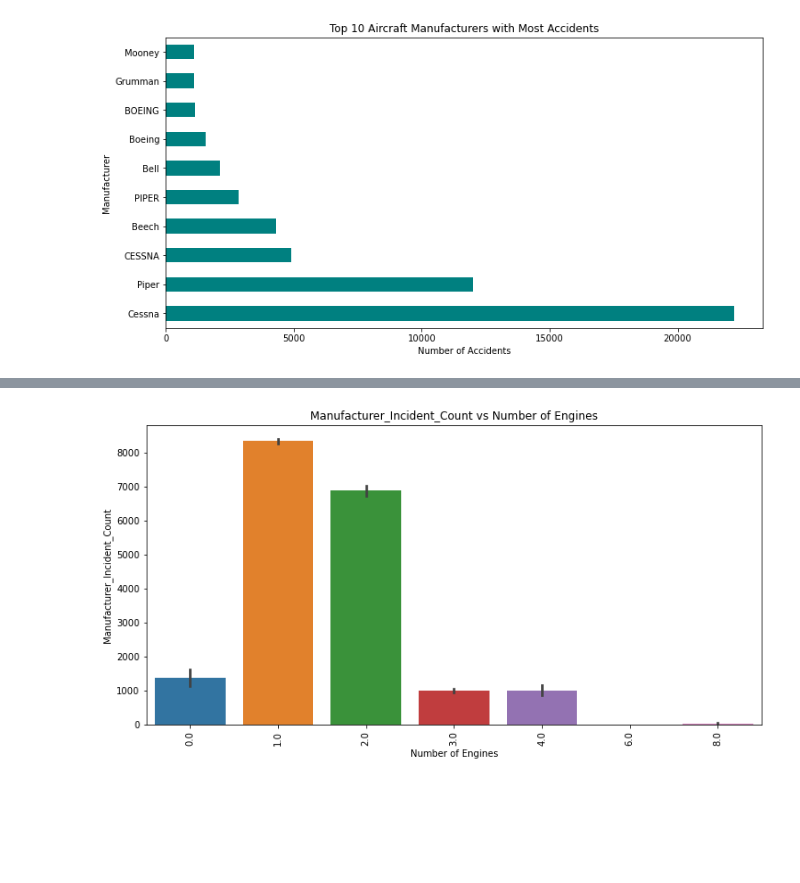
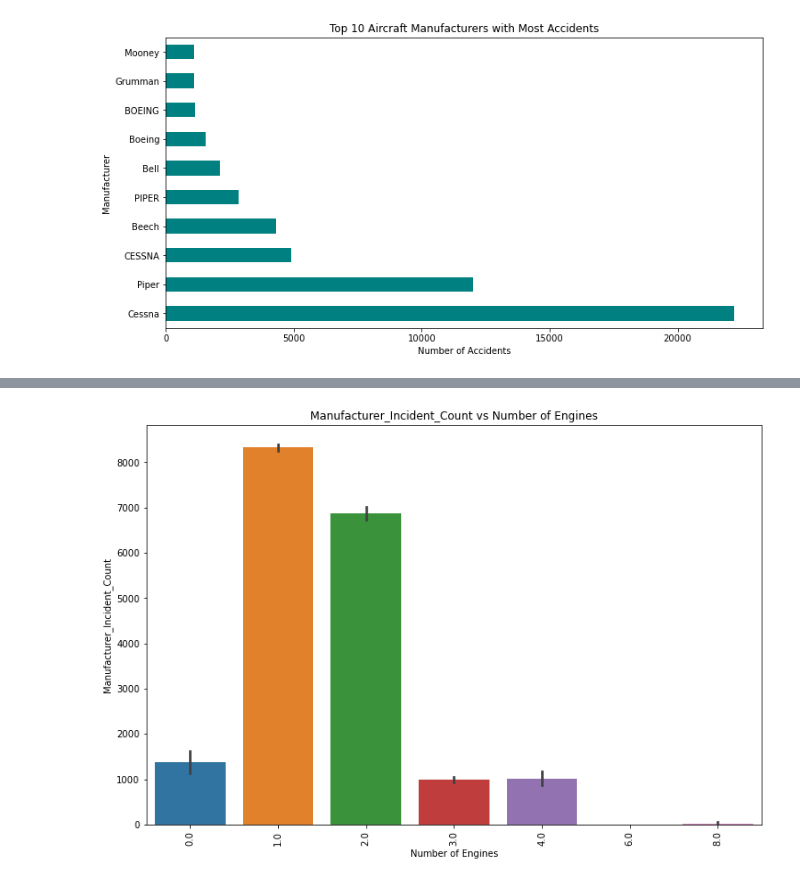
Before and after one commit to KarimzKarimz/aviation-analysis-project, a Jupyter notebook: index.ipynb, the cells around one changed output, grey strips where cells are left out. Saved outputs shown, nothing was run; the diff lists cells and outputs as text; code cells hidden in the pictures; blank space fills up the shorter version.

```diff
--- a/index.ipynb
+++ b/index.ipynb
@@ -635,11 +644,11 @@ plt.show()
 # %%
 # Manufacturer vs Number of Engines
-plt.figure(figsize=(12, 6))
+plt.figure(figsize=(12, 8))
 sns.barplot(x=aviation_df['Number_Of_Engines'], y=aviation_df['Manufacturer_Incident_Count'])
 plt.xticks(rotation=90)
 plt.title('Manufacturer_Incident_Count vs Number of Engines')
 plt.xlabel('Number of Engines')
 plt.ylabel('Manufacturer_Incident_Count')
 plt.show()
 # %% [output]
-[figure, old version]
+[figure, new version]
```
Also changed, not shown: parts of 23 cells of this notebook.
